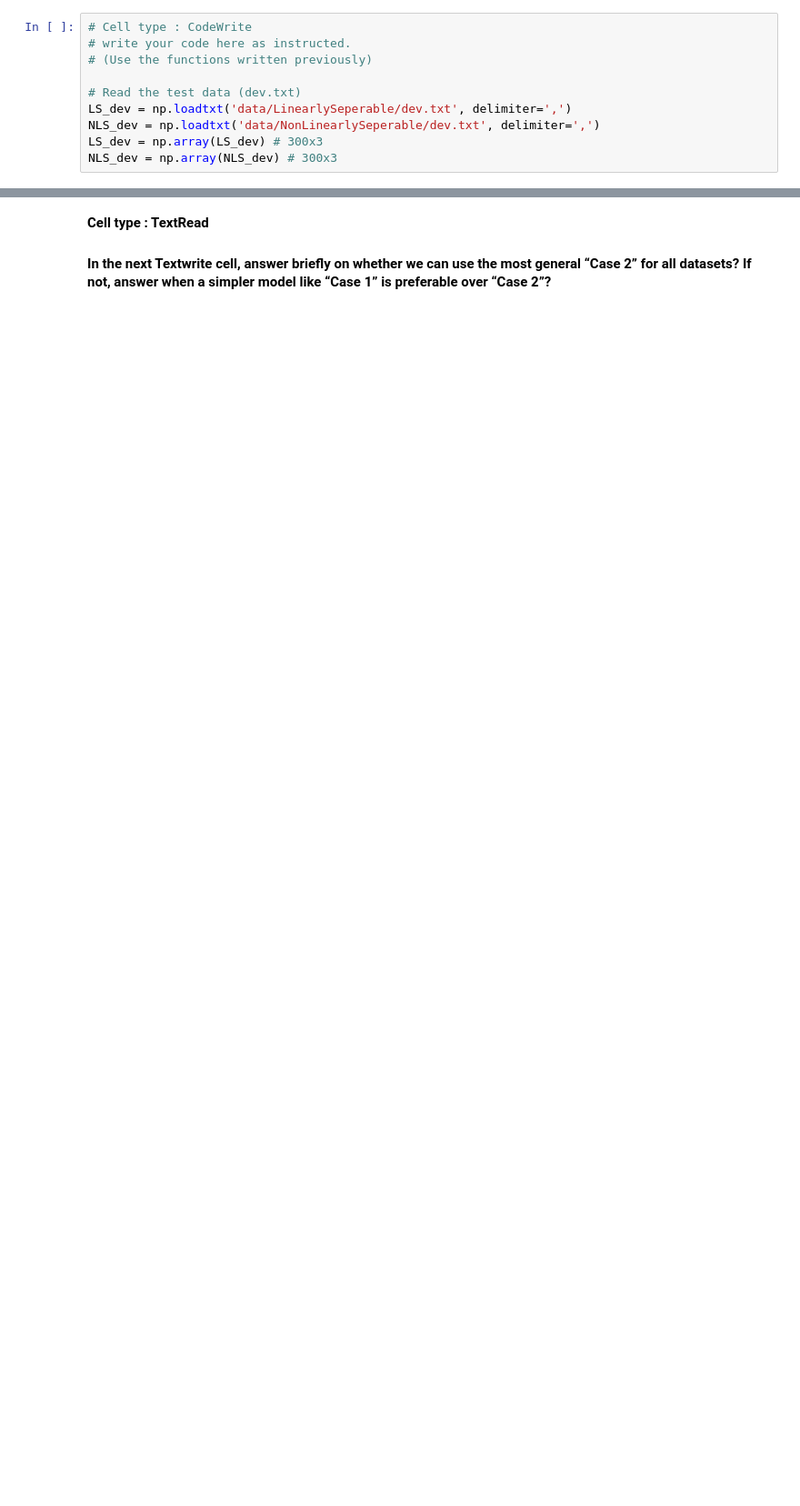
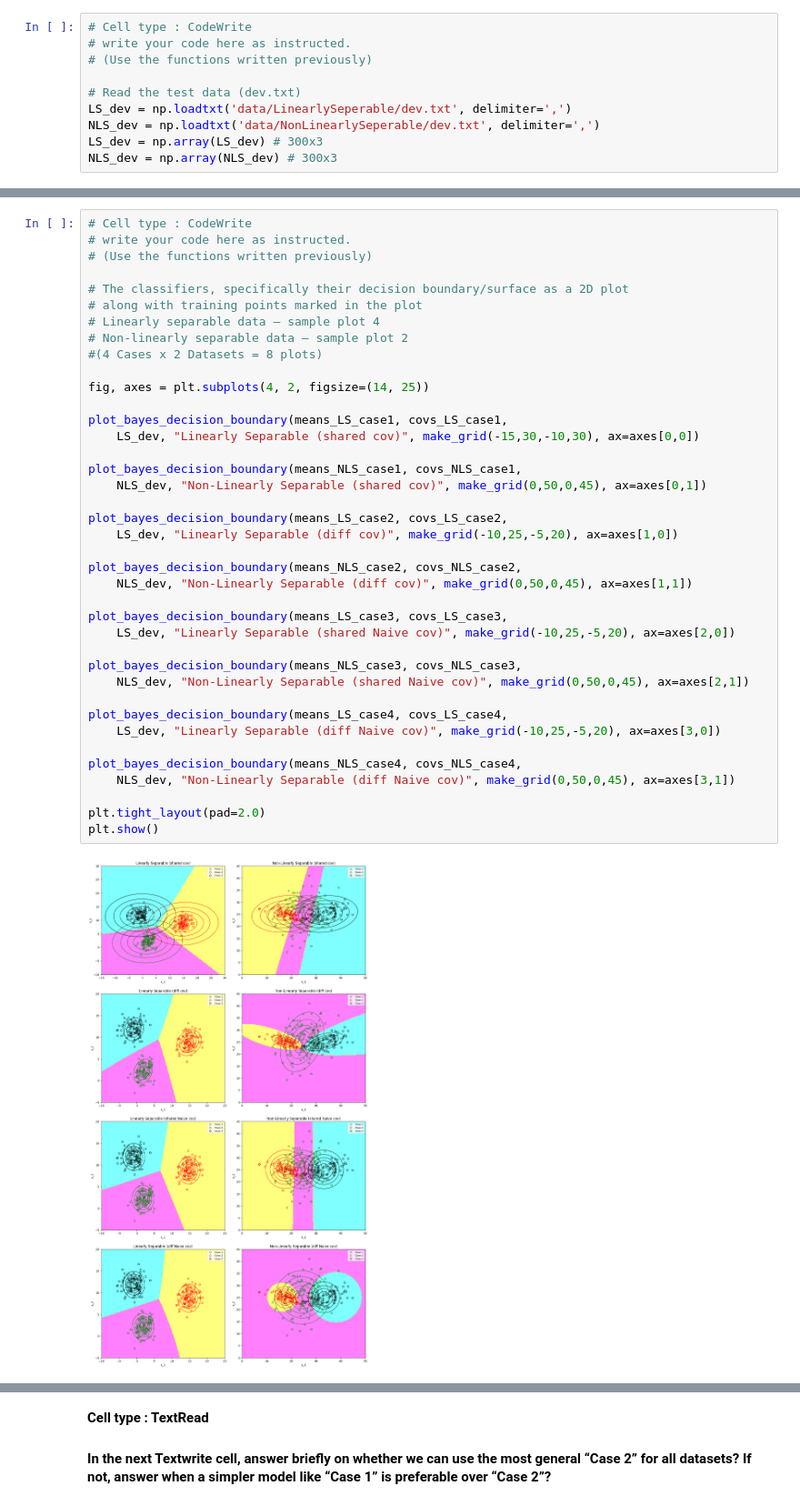
Before and after one commit to RitabrataMandal/CS5691_iitm, a Jupyter notebook: Assignment1/ee25s009.ipynb, the cells around one changed output, grey strips where cells are left out. Shown at 91% size. Cells and saved outputs as stored; diff of their text form; blank space fills up the shorter version.

```diff
--- a/Assignment1/ee25s009.ipynb
+++ b/Assignment1/ee25s009.ipynb
@@ -295,3 +351,44 @@ plt.show()
+# %%
+# Cell type : CodeWrite
+# write your code here as instructed.
+# (Use the functions written previously)
+
+# The classifiers, specifically their decision boundary/surface as a 2D plot
+# along with training points marked in the plot
+# Linearly separable data — sample plot 4
+# Non-linearly separable data — sample plot 2
+#(4 Cases x 2 Datasets = 8 plots)
+
+fig, axes = plt.subplots(4, 2, figsize=(14, 25))
+
+plot_bayes_decision_boundary(means_LS_case1, covs_LS_case1,
+    LS_dev, "Linearly Separable (shared cov)", make_grid(-15,30,-10,30), ax=axes[0,0])
+
+plot_bayes_decision_boundary(means_NLS_case1, covs_NLS_case1,
+    NLS_dev, "Non-Linearly Separable (shared cov)", make_grid(0,50,0,45), ax=axes[0,1])
+
+plot_bayes_decision_boundary(means_LS_case2, covs_LS_case2,
+    LS_dev, "Linearly Separable (diff cov)", make_grid(-10,25,-5,20), ax=axes[1,0])
+
+plot_bayes_decision_boundary(means_NLS_case2, covs_NLS_case2,
+    NLS_dev, "Non-Linearly Separable (diff cov)", make_grid(0,50,0,45), ax=axes[1,1])
+
+plot_bayes_decision_boundary(means_LS_case3, covs_LS_case3,
+    LS_dev, "Linearly Separable (shared Naive cov)", make_grid(-10,25,-5,20), ax=axes[2,0])
+
+plot_bayes_decision_boundary(means_NLS_case3, covs_NLS_case3,
+    NLS_dev, "Non-Linearly Separable (shared Naive cov)", make_grid(0,50,0,45), ax=axes[2,1])
+
+plot_bayes_decision_boundary(means_LS_case4, covs_LS_case4,
+    LS_dev, "Linearly Separable (diff Naive cov)", make_grid(-10,25,-5,20), ax=axes[3,0])
+
+plot_bayes_decision_boundary(means_NLS_case4, covs_NLS_case4,
+    NLS_dev, "Non-Linearly Separable (diff Naive cov)", make_grid(0,50,0,45), ax=axes[3,1])
+
+plt.tight_layout(pad=2.0)
+plt.show()
+# %% [output]
+[figure, added]
 # %%
 # Cell type : CodeWrite
 # write your code here as instructed.
```
Also changed, not shown: parts of 9 cells of this notebook, 5 other files.
